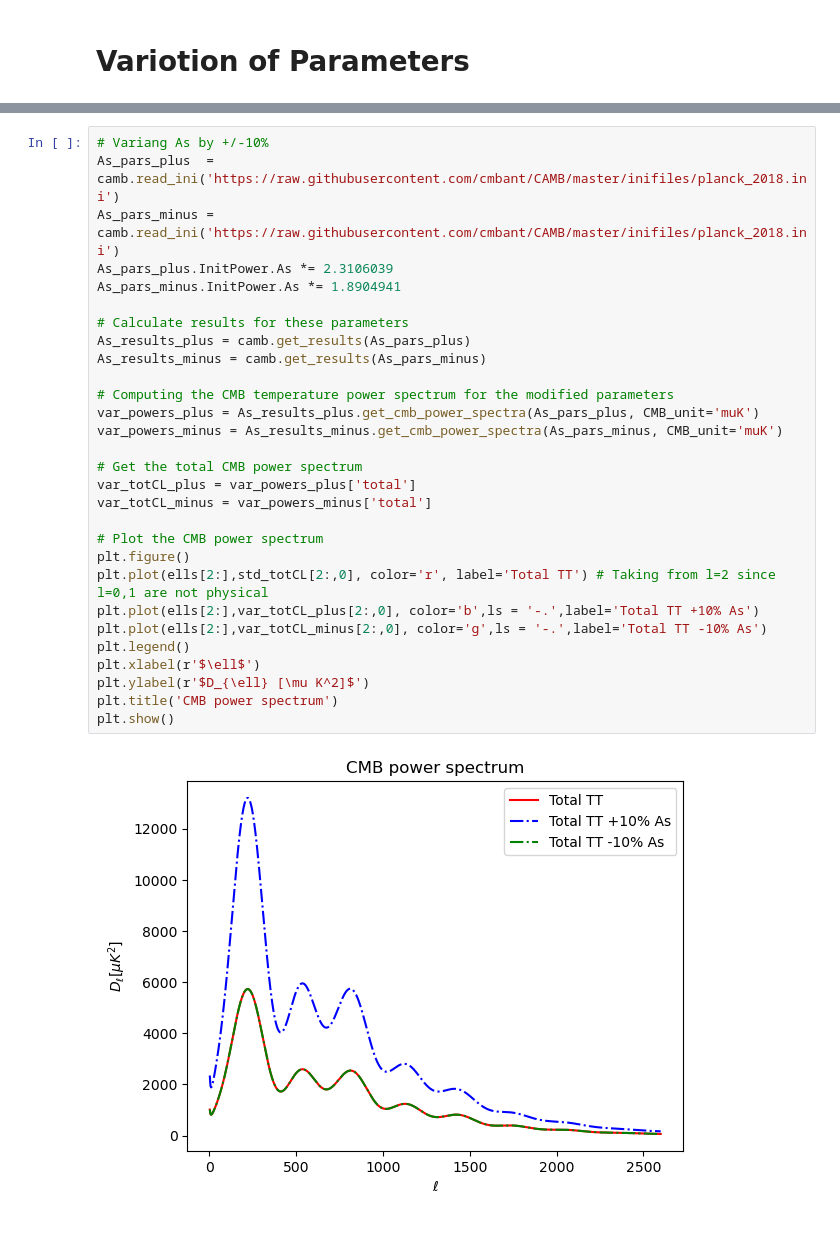
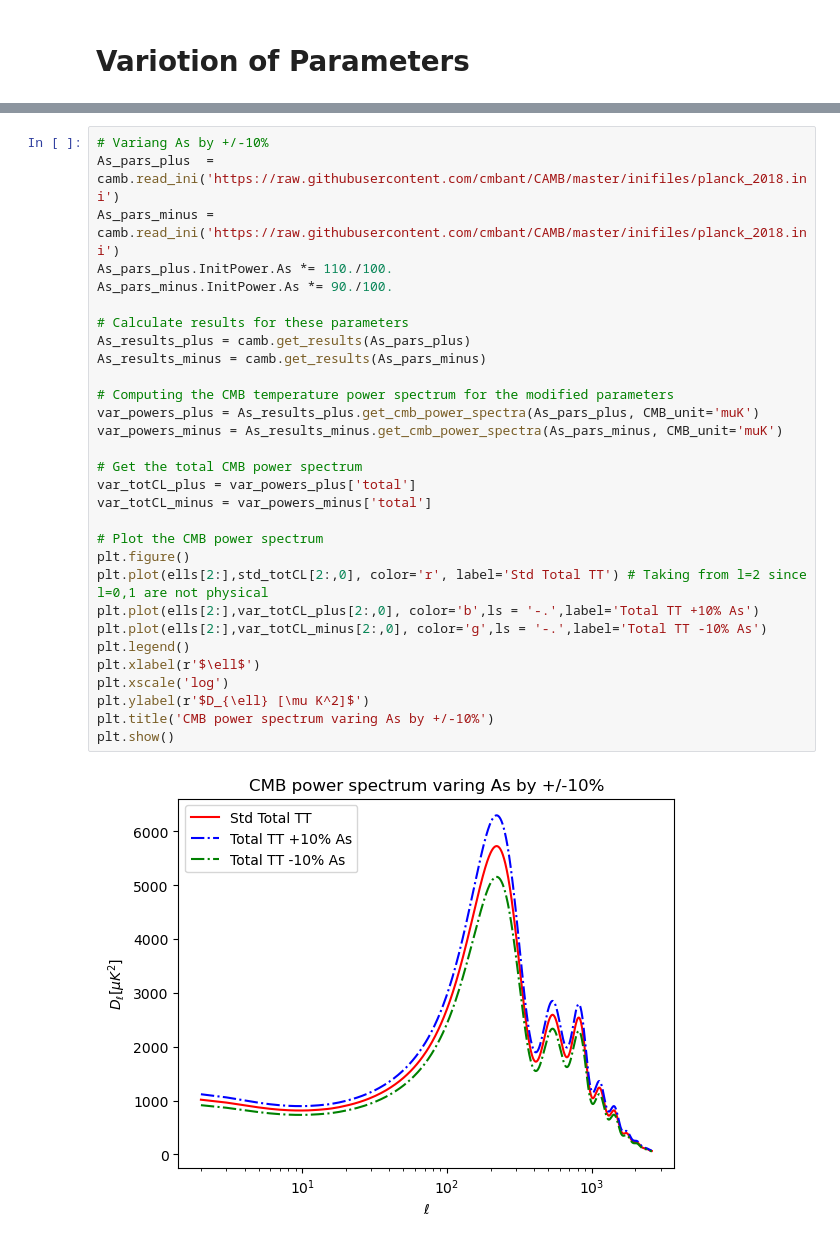
Before and after one commit to GenovaCosmology/AstroCosmoComputational, a Jupyter notebook: Students/Gabriele_Russo/CosmicStructures/Week6/ex1.ipynb, the cells around one changed output, grey strips where cells are left out. Drawn from its saved outputs; the diff is of its cells as text.

```diff
--- a/Students/Gabriele_Russo/CosmicStructures/Week6/ex1.ipynb
+++ b/Students/Gabriele_Russo/CosmicStructures/Week6/ex1.ipynb
@@ -142,31 +142,32 @@ ells = np.arange(std_totCL.shape[0]) # Get the list of multipoles
 # %%
 # Variang As by +/-10%
 As_pars_plus  = camb.read_ini('https://raw.githubusercontent.com/cmbant/CAMB/master/inifiles/planck_2018.ini')
 As_pars_minus = camb.read_ini('https://raw.githubusercontent.com/cmbant/CAMB/master/inifiles/planck_2018.ini')
-As_pars_plus.InitPower.As *= 2.3106039
-As_pars_minus.InitPower.As *= 1.8904941
+As_pars_plus.InitPower.As *= 110./100.
+As_pars_minus.InitPower.As *= 90./100.
 
 # Calculate results for these parameters
 As_results_plus = camb.get_results(As_pars_plus)
 As_results_minus = camb.get_results(As_pars_minus)
 
 # Computing the CMB temperature power spectrum for the modified parameters
 var_powers_plus = As_results_plus.get_cmb_power_spectra(As_pars_plus, CMB_unit='muK')
 var_powers_minus = As_results_minus.get_cmb_power_spectra(As_pars_minus, CMB_unit='muK')
 
 # Get the total CMB power spectrum
 var_totCL_plus = var_powers_plus['total']
 var_totCL_minus = var_powers_minus['total']
 
 # Plot the CMB power spectrum
 plt.figure()
-plt.plot(ells[2:],std_totCL[2:,0], color='r', label='Total TT') # Taking from l=2 since l=0,1 are not physical
+plt.plot(ells[2:],std_totCL[2:,0], color='r', label='Std Total TT') # Taking from l=2 since l=0,1 are not physical
 plt.plot(ells[2:],var_totCL_plus[2:,0], color='b',ls = '-.',label='Total TT +10% As')
 plt.plot(ells[2:],var_totCL_minus[2:,0], color='g',ls = '-.',label='Total TT -10% As')
 plt.legend()
 plt.xlabel(r'$\ell$')
+plt.xscale('log')
 plt.ylabel(r'$D_{\ell} [\mu K^2]$')
-plt.title('CMB power spectrum')
+plt.title('CMB power spectrum varing As by +/-10%')
 plt.show()
 # %% [output]
-[figure, old version]
+[figure, new version]
```
Also changed, not shown: parts of 17 cells of this notebook.
